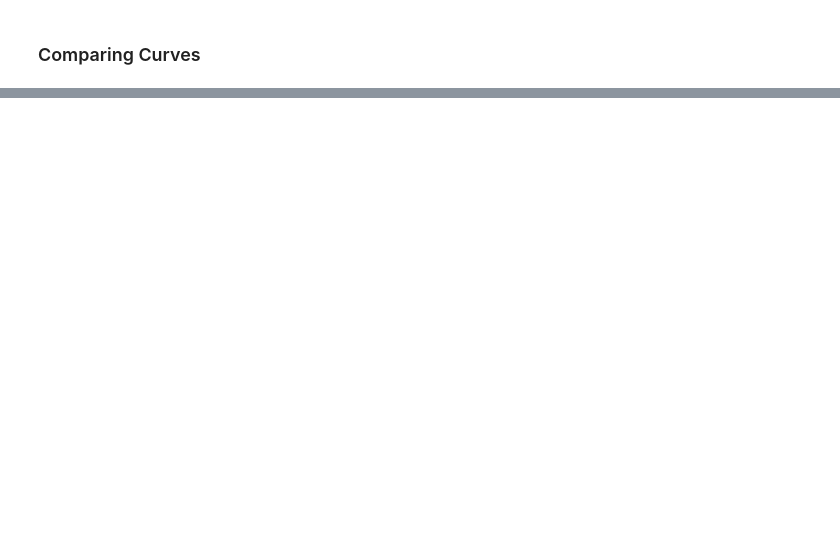
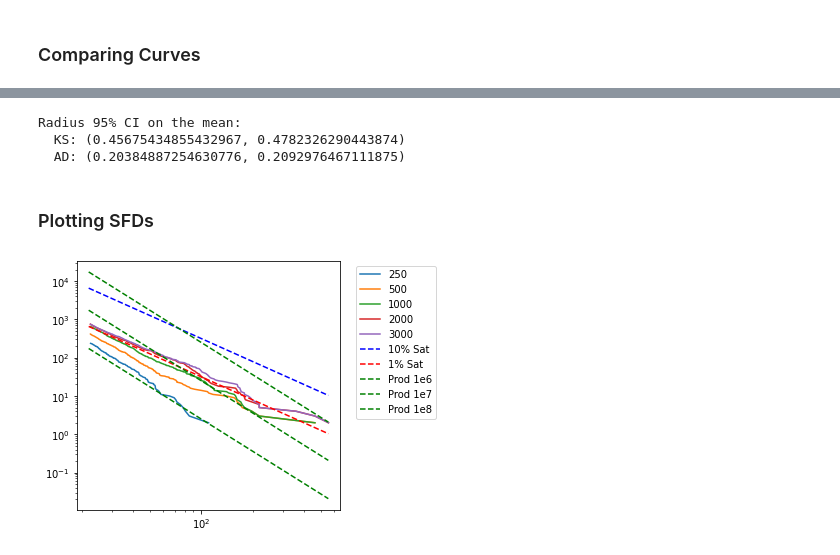
Before and after one commit to seanmason/saturation, a Jupyter notebook: notebooks/PlotStats.ipynb, the cells around one changed output, grey strips where cells are left out. Drawn from its saved outputs; the diff is of its cells as text; code cells hidden in the pictures; blank space fills up the shorter version.

```diff
--- a/notebooks/PlotStats.ipynb
+++ b/notebooks/PlotStats.ipynb
@@ -278,0 +444,14 @@ compare_stats(python_stats, idl_stats, columns)
+# %%
+significances = get_all_significances(idl_radii, python_radii, 'radius')
+ks_mean_ci = get_boostrapped_mean_ci([x[0] for x in significances], n_resamples=10000)
+ad_mean_ci = get_boostrapped_mean_ci([x[1] for x in significances], n_resamples=10000)
+
+print(f'Radius 95% CI on the mean:')
+print(f'  KS: {ks_mean_ci}')
+print(f'  AD: {ad_mean_ci}')
+# %% [output]
+Radius 95% CI on the mean:
+  KS: (0.45675434855432967, 0.4782326290443874)
+  AD: (0.20384887254630776, 0.2092976467111875)
+# %% [markdown]
+### Plotting SFDs
@@ -278,0 +495,13 @@ compare_stats(python_stats, idl_stats, columns)
+# %%
+base_path = '/home/mason/output/'
+n_craters = [250, 500, 1000, 2000, 3000, 4000, 5000, 6000, 7000, 8000, 9000, 9750]
+states = []
+for n in n_craters:
+    state = pd.read_csv(f'{base_path}/2.80_9.00_0.60_1.90/1/state_{n}.csv')
+    states.append(state)
+
+state = pd.concat(states, axis=0)
+# %%
+plot_sfds(state, n_craters[0:5])
+# %% [output]
+[figure, added]
```
Also changed, not shown: parts of 32 cells of this notebook, 5 other files.
